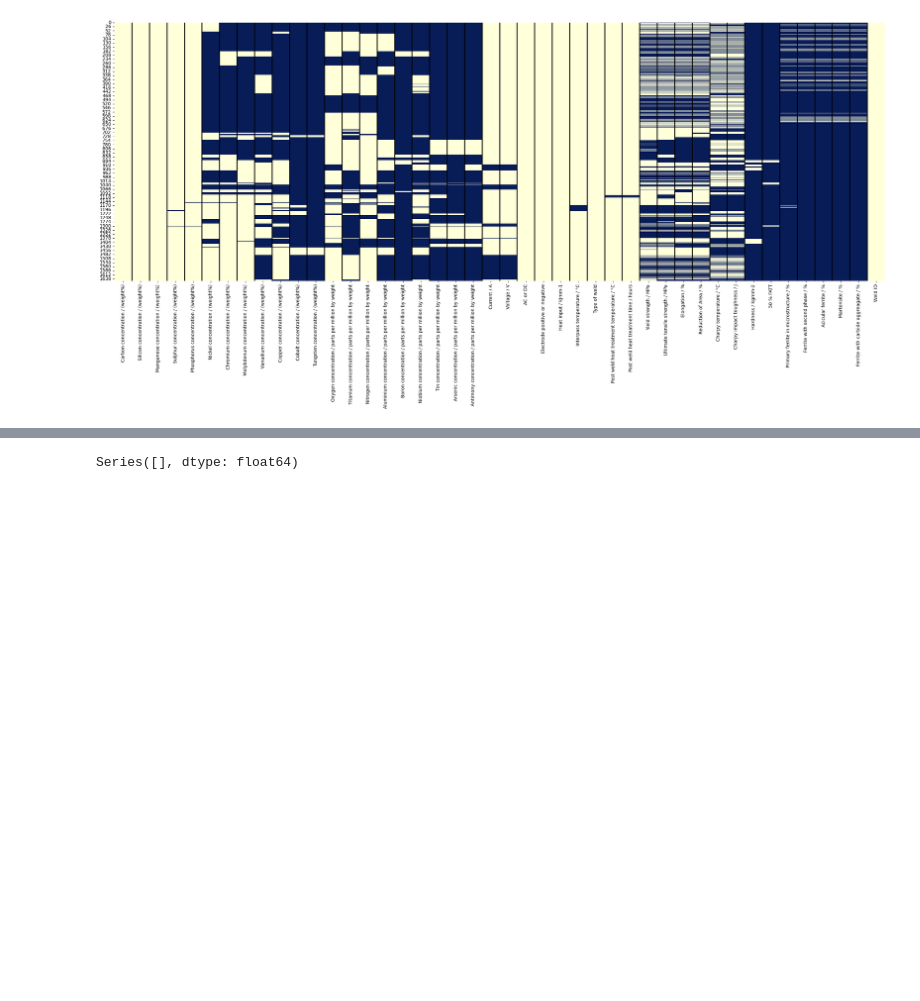
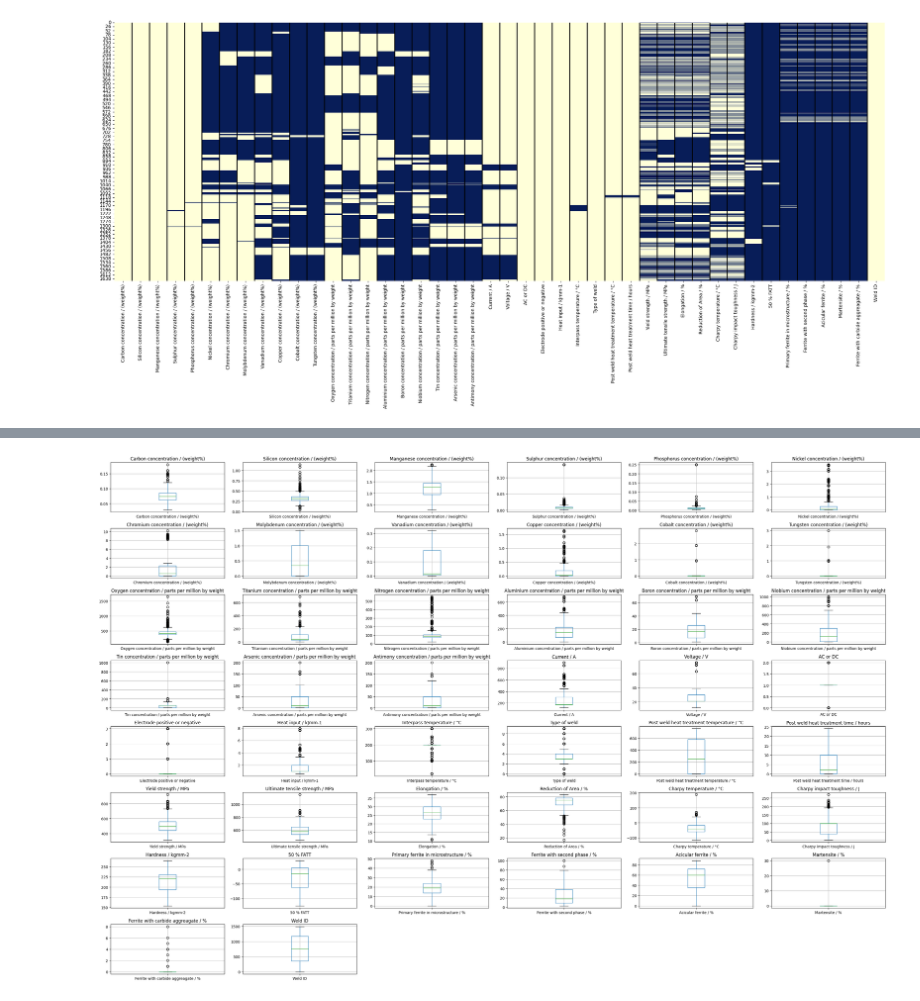
Before and after one commit to mateusgoto01/appAutoProject, a Jupyter notebook: dataframeAnalysis.ipynb, the cells around one changed output, grey strips where cells are left out. Cells and saved outputs as stored; diff of their text form; code cells hidden in the pictures; blank space fills up the shorter version.

```diff
--- a/dataframeAnalysis.ipynb
+++ b/dataframeAnalysis.ipynb
@@ -152,3 +114,6 @@ for column in non_numeric_cols:
+# %%
+file_path = './data/welddb.data'
+df = load_and_clean_weld_data(file_path)
 # %%
 print(df)
 # %% [output]
@@ -170,5 +135,21 @@ print(df)
 
 [1652 rows x 44 columns]
+# %%
+from sklearn.preprocessing import LabelEncoder
+
+def label_encode(df):
+    df_encoded = df.copy()
+
+    le = LabelEncoder()
+
+    non_numeric_cols = df_encoded.select_dtypes(include=['object']).columns
+
+    for column in non_numeric_cols:
+        df_encoded[column] = le.fit_transform(df_encoded[column])
+
+    return df_encoded
+# %%
+df_encoded = label_encode(df)
 # %%
 import seaborn as sns
 import matplotlib.pyplot as plt
@@ -302,11 +188,41 @@ p-value: 0.0
-# %%
-# Create a missingness indicator DataFrame
-missing_indicator = df.isnull().astype(int)
-
-# Calculate correlation between missingness indicators and the original features
-correlation_matrix = missing_indicator.corrwith(df).dropna()
-
-# Display the correlation
-print(correlation_matrix)
-# %% [output]
-Series([], dtype: float64)
+# %%
+import matplotlib.pyplot as plt
+
+def plot_boxplots(df, cols_per_row=6):
+    """
+    Generates a grid of boxplots for each column in the DataFrame.
+
+    Parameters:
+    - df: The DataFrame containing the data.
+    - cols_per_row: Number of boxplots per row (default is 6).
+    """
+    # Number of columns in the DataFrame
+    num_cols = len(df.columns)
+
+    # Calculate the number of rows needed
+    num_rows = (num_cols + cols_per_row - 1) // cols_per_row  # Adjusted for cases where columns don't divide evenly
+
+    # Create subplots
+    fig, axes = plt.subplots(nrows=num_rows, ncols=cols_per_row, figsize=(30, 20))
+
+    # Flatten axes array for easy iteration
+    axes = axes.flatten()
+
+    # Loop through DataFrame columns and plot boxplots
+    for i, column in enumerate(df.columns):
+        df.boxplot(column=column, ax=axes[i])  # Create a boxplot for each column
+        axes[i].set_title(column)  # Set title for each subplot
+
+    # Remove any unused axes
+    for j in range(i+1, len(axes)):
+        fig.delaxes(axes[j])
+
+    # Adjust layout for better spacing
+    plt.tight_layout()
+
+    # Show the plot
+    plt.show()
+
+plot_boxplots(df_encoded)
+# %% [output]
+[figure, added]
```
Also changed, not shown: parts of 14 cells of this notebook.
